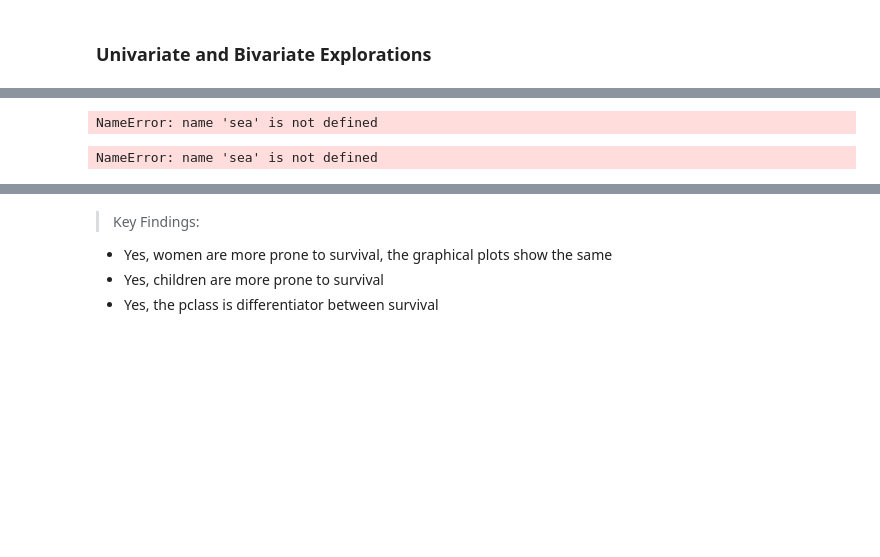
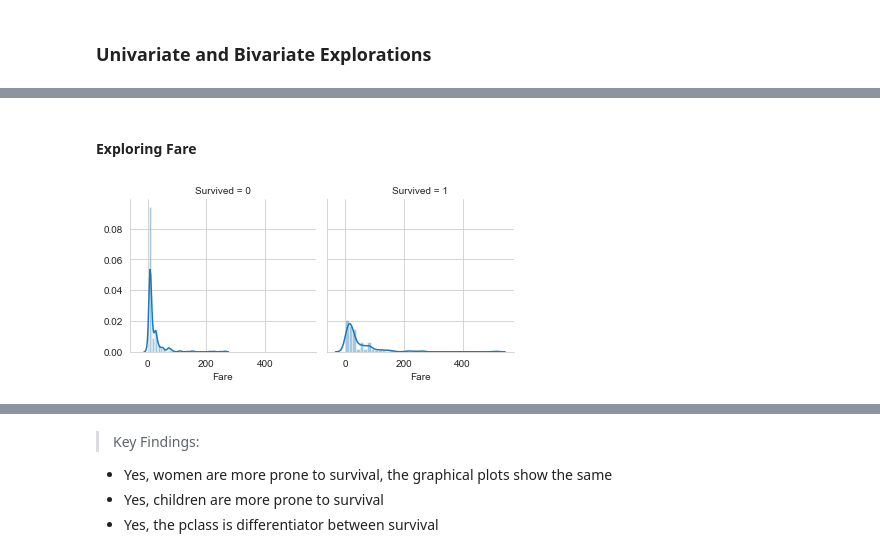
Before and after one commit to do2blehelix/kaggle, a Jupyter notebook: titanic/Pytanic.ipynb, the cells around one changed output, grey strips where cells are left out. Cells and saved outputs as stored; diff of their text form; code cells hidden in the pictures; blank space fills up the shorter version.

```diff
--- a/titanic/Pytanic.ipynb
+++ b/titanic/Pytanic.ipynb
@@ -196,15 +143,11 @@ NameError: name 'sea' is not defined
+# %% [markdown]
+#### Exploring Fare
 # %%
 # Survived vs Fare
-g= sea.FacetGrid(df_train,col='Survived')
-g.map(sea.distplot,'Fare');
+g= sns.FacetGrid(df_train,col='Survived')
+g.map(sns.distplot,'Fare');
 # %% [output]
-NameError: name 'sea' is not defined
+[figure, added]
-# %%
-# Survived vs Pclass
-g= sea.FacetGrid(df_train,col='Survived')
-g.map(sea.distplot,'Pclass');
-# %% [output]
-NameError: name 'sea' is not defined
 # %%
 # Survived vs Pclass Distribution
 g = sns.FacetGrid(df_train, col='Survived', row='Pclass', height=2.5, aspect=1.8)
```
Also changed, not shown: parts of 35 cells of this notebook, 1 other file.
